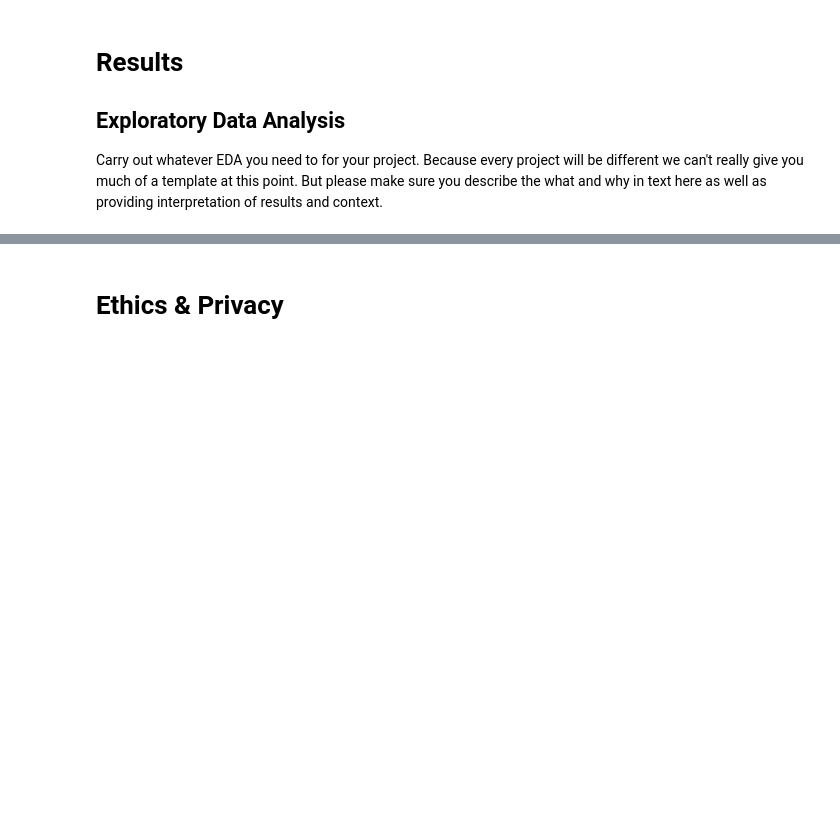
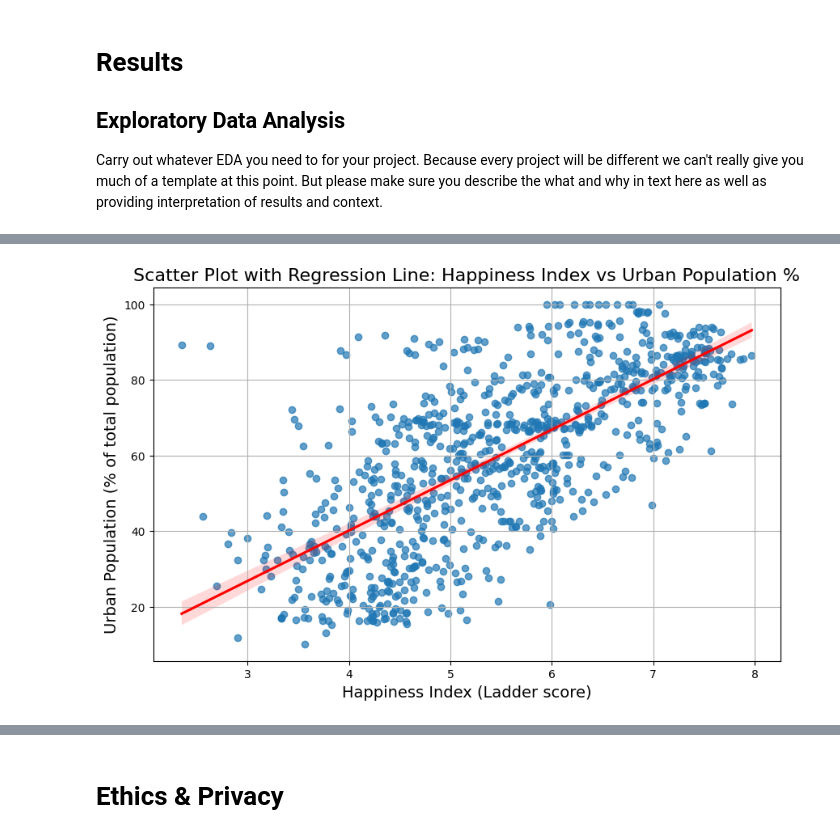
Before and after one commit to abbymcleod/Country-Happiness-Index, a Jupyter notebook: EDACheckpoint_Group010-FA24.ipynb, the cells around one changed output, grey strips where cells are left out. Saved outputs shown, nothing was run; the diff lists cells and outputs as text; code cells hidden in the pictures; blank space fills up the shorter version.

```diff
--- a/EDACheckpoint_Group010-FA24.ipynb
+++ b/EDACheckpoint_Group010-FA24.ipynb
@@ -447,0 +479,18 @@ Some more words and stuff.  Remember notebooks work best if you interleave the c
+# %%
+plt.figure(figsize=(10, 6))
+sns.regplot(
+    x="Ladder score",  # Happiness index
+    y="Urban population (% of total population)",  # Urban percentage
+    data=merged_df,
+    line_kws={"color": "red"},  # Color of the regression line
+    scatter_kws={"alpha": 0.7}  # Transparency of the scatter points
+)
+
+# Adding labels and title
+plt.xlabel("Happiness Index (Ladder score)", fontsize=14)
+plt.ylabel("Urban Population (% of total population)", fontsize=14)
+plt.title("Scatter Plot with Regression Line: Happiness Index vs Urban Population %", fontsize=16)
+plt.grid(True)
+plt.show()
+# %% [output]
+[figure, added]
```
Also changed, not shown: parts of 27 cells of this notebook, 1 other file.
